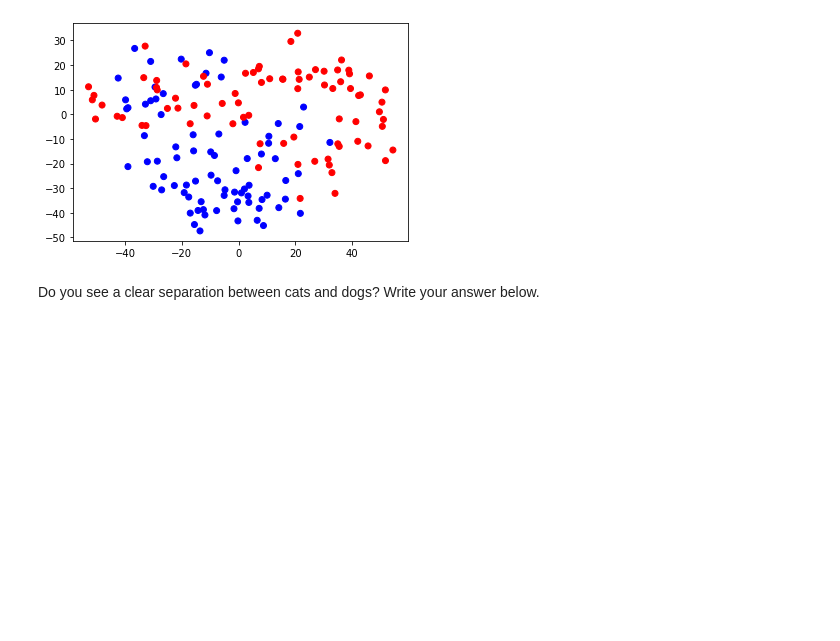
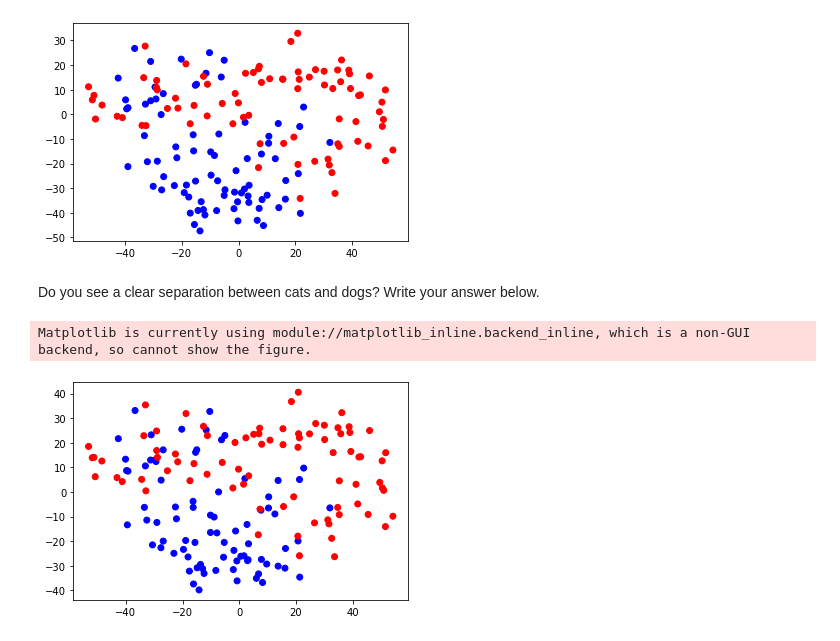
Before and after one commit to eric-martinet/IRONLABS, a Jupyter notebook: Module03/Lab_6_PCA/main.ipynb, the cells around one changed output. Drawn from its saved outputs; the diff is of its cells as text; code cells hidden in the pictures; blank space fills up the shorter version.

```diff
--- a/Module03/Lab_6_PCA/main.ipynb
+++ b/Module03/Lab_6_PCA/main.ipynb
@@ -213,3 +224,23 @@ Do you see a clear separation between cats and dogs? Write your answer below.
 # Your conclusions here:
 
 # Not great: there is an ambiguous area.
+# %%
+# PCA from sklearn
+
+from sklearn.decomposition import PCA
+
+pc2 = PCA(n_components=2)
+proj_2D2 = pc2.fit_transform(dogs_n_cats_stdzed.T)
+
+df2 = pd.DataFrame(proj_2D2, columns=['pc1', 'pc2'])
+
+fig2 = plt.figure()
+
+ax2 = fig2.add_subplot(111)
+
+ax2.scatter(x = df2.pc1, y = df2.pc2, c = colors)
+
+fig.show()
+# %% [output]
+Matplotlib is currently using module://matplotlib_inline.backend_inline, which is a non-GUI backend, so cannot show the figure.
+[figure, added]
```
Also changed, not shown: parts of 3 cells of this notebook.
